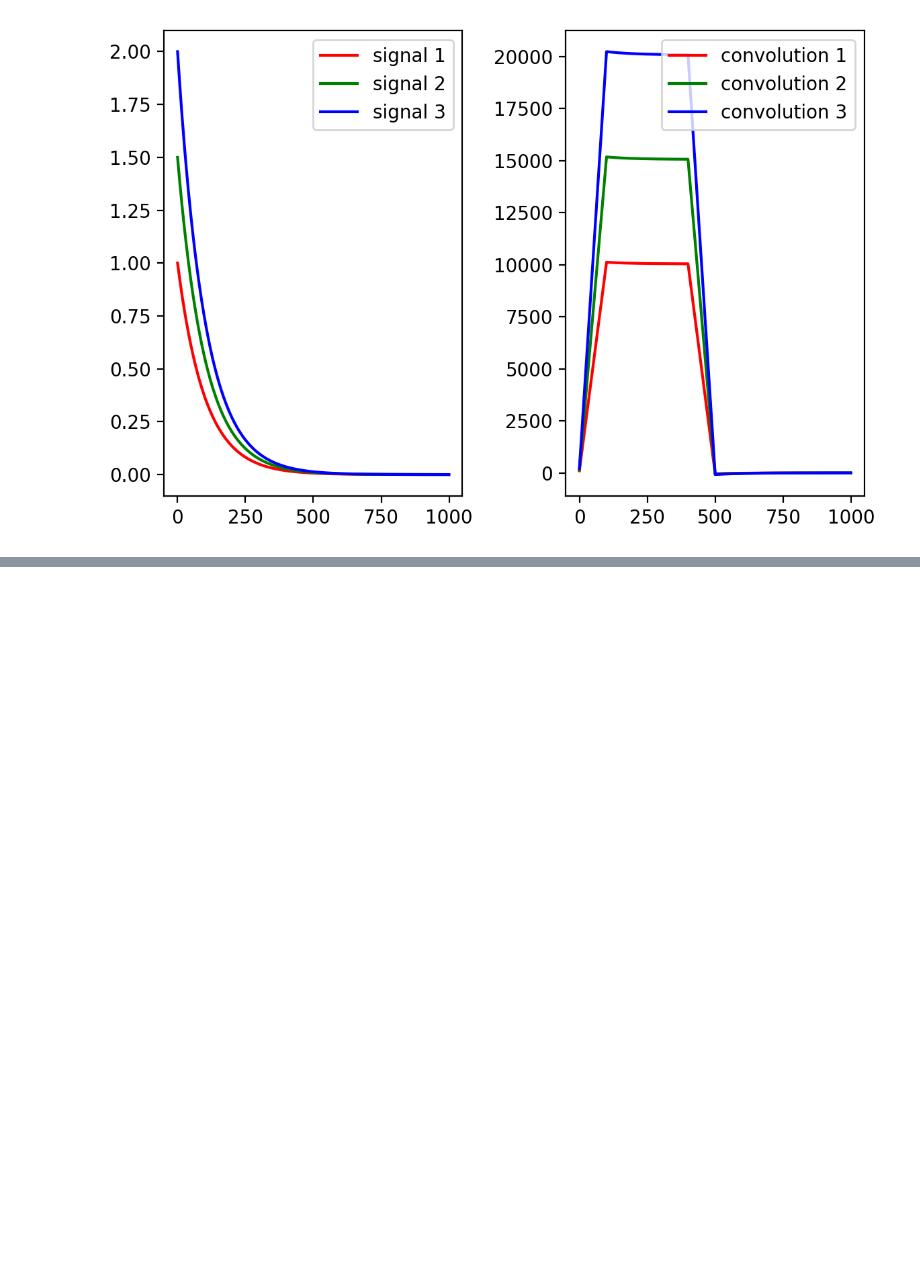
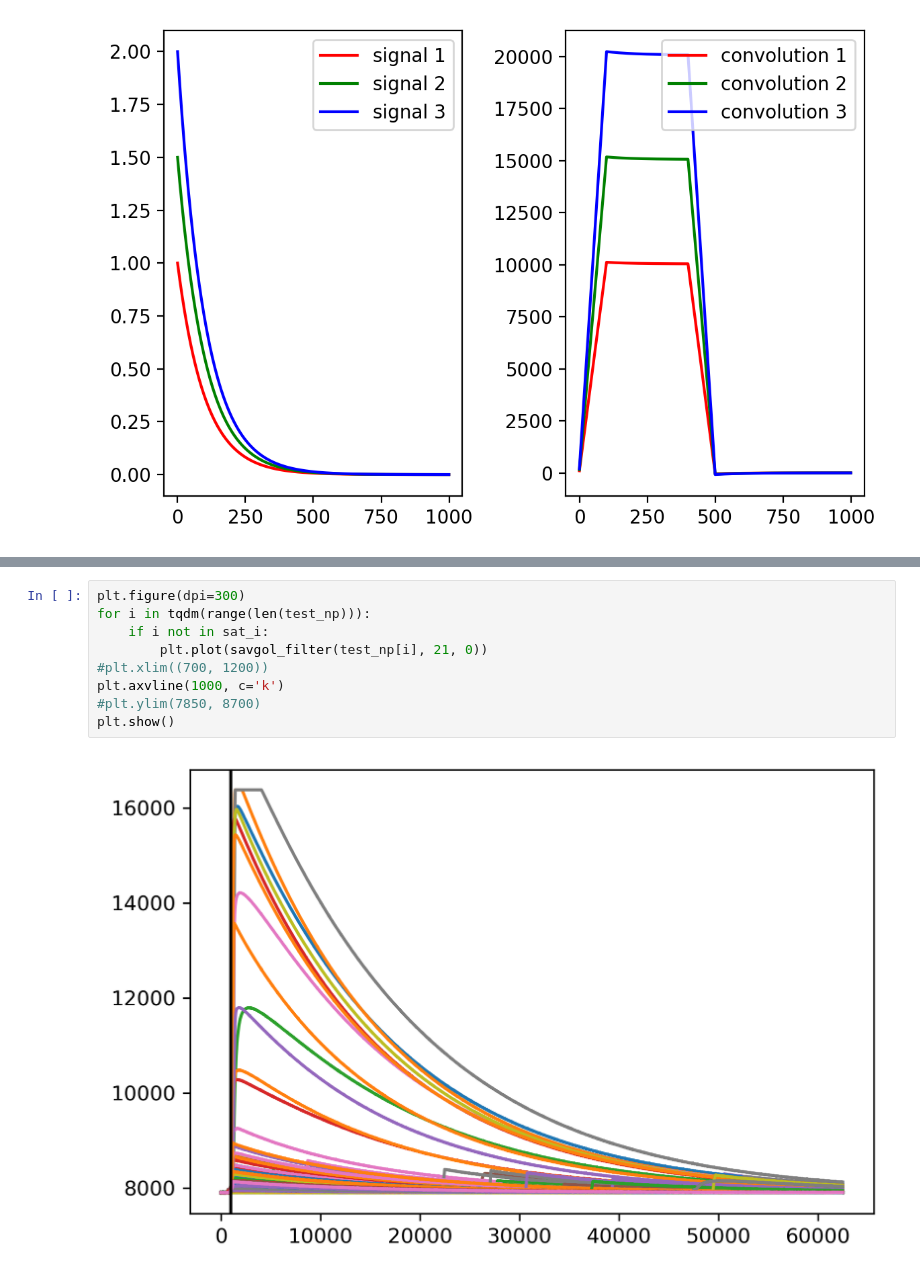
Before and after one commit to cllamb0/NE-204, a Jupyter notebook: Lab-1/NE-204_Lab-1.ipynb, the cells around one changed output, grey strips where cells are left out. Cells and saved outputs as stored; diff of their text form; blank space fills up the shorter version.

```diff
--- a/Lab-1/NE-204_Lab-1.ipynb
+++ b/Lab-1/NE-204_Lab-1.ipynb
@@ -54,0 +92,11 @@ plt.show()
+# %%
+plt.figure(dpi=300)
+for i in tqdm(range(len(test_np))):
+    if i not in sat_i:
+        plt.plot(savgol_filter(test_np[i], 21, 0))
+#plt.xlim((700, 1200))
+plt.axvline(1000, c='k')
+#plt.ylim(7850, 8700)
+plt.show()
+# %% [output]
+[figure, added]
```
Also changed, not shown: parts of 16 cells of this notebook, 1 other file.
